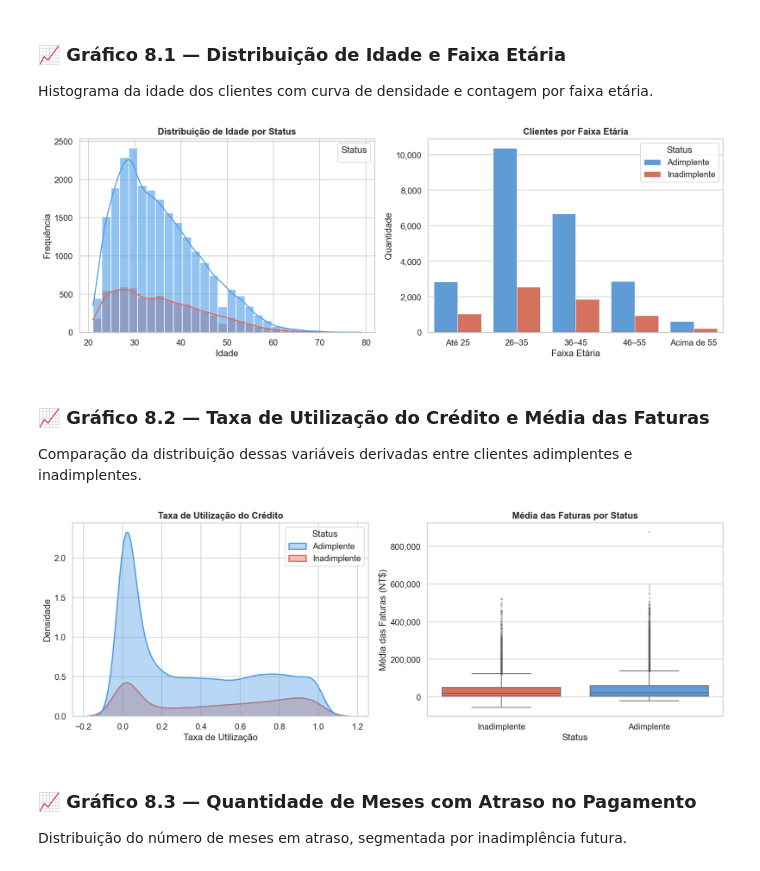
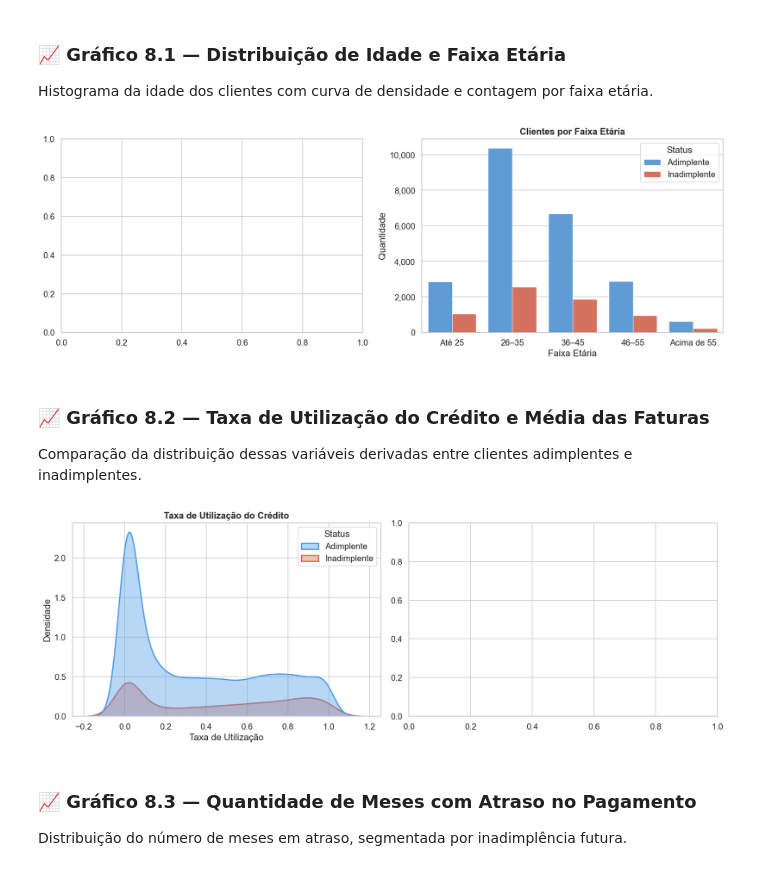
Before and after one commit to SilveiraGustavo/Inadimplencia, a Jupyter notebook: tratamento_credit_card_default.ipynb, the cells around one changed output. Cells and saved outputs as stored; diff of their text form; code cells hidden in the pictures.

```diff
--- a/tratamento_credit_card_default.ipynb
+++ b/tratamento_credit_card_default.ipynb
@@ -550,31 +493,22 @@ Todos os atributos de engenharia criados!
 Histograma da idade dos clientes com curva de densidade e contagem por faixa etária.
 # %%
 fig, axes = plt.subplots(1, 2, figsize=(14, 5))
-
-# Histograma + KDE da idade
-sns.histplot(data=df, x='idade', hue='inadimplente', kde=True,
-             palette=paleta_alvo, bins=30, ax=axes[0], alpha=0.6, edgecolor='white')
-axes[0].set_title('Distribuição de Idade por Status')
-axes[0].set_xlabel('Idade')
-axes[0].set_ylabel('Frequência')
-handles0, _ = axes[0].get_legend_handles_labels()
-axes[0].legend(handles0, ['Adimplente', 'Inadimplente'], title='Status')
 
 # Countplot por faixa etária
 ordem_faixa = ['Até 25', '26–35', '36–45', '46–55', 'Acima de 55']
 sns.countplot(data=df, x='faixa_etaria', hue='inadimplente', order=ordem_faixa,
               palette=paleta_alvo, ax=axes[1], edgecolor='white', linewidth=0.6)
 axes[1].set_title('Clientes por Faixa Etária')
 axes[1].set_xlabel('Faixa Etária')
 axes[1].set_ylabel('Quantidade')
 axes[1].yaxis.set_major_formatter(mticker.FuncFormatter(lambda x, _: f'{int(x):,}'))
 handles1, _ = axes[1].get_legend_handles_labels()
 axes[1].legend(handles1, ['Adimplente', 'Inadimplente'], title='Status')
 
 plt.tight_layout()
-plt.show()
+# plt.show()
 # %% [output]
-[figure, old version]
+[figure, new version]
 # %% [markdown]
 ### 📈 Gráfico 8.2 — Taxa de Utilização do Crédito e Média das Faturas
 Comparação da distribuição dessas variáveis derivadas entre clientes adimplentes e inadimplentes.
@@ -590,21 +524,12 @@ axes[0].set_ylabel('Densidade')
 handles0 = axes[0].legend_.legend_handles
 axes[0].legend(handles0, ['Adimplente', 'Inadimplente'], title='Status')
 
-# Boxplot: média da fatura por status
-df_alvo = df.copy()
-df_alvo['Status'] = df_alvo['inadimplente'].map({0: 'Adimplente', 1: 'Inadimplente'})
-sns.boxplot(data=df_alvo, x='Status', y='media_fatura',
-            palette={'Adimplente': '#4C9BE8', 'Inadimplente': '#E8634C'},
-            ax=axes[1], flierprops=dict(marker='o', markersize=2, alpha=0.3))
-axes[1].set_title('Média das Faturas por Status')
-axes[1].set_xlabel('Status')
-axes[1].set_ylabel('Média das Faturas (NT$)')
-axes[1].yaxis.set_major_formatter(mticker.FuncFormatter(lambda x, _: f'{int(x):,}'))
+
 
 plt.tight_layout()
 plt.show()
 # %% [output]
-[figure, old version]
+[figure, new version]
 # %% [markdown]
 ### 📈 Gráfico 8.3 — Quantidade de Meses com Atraso no Pagamento
 Distribuição do número de meses em atraso, segmentada por inadimplência futura.
```
Also changed, not shown: parts of 14 cells of this notebook.
